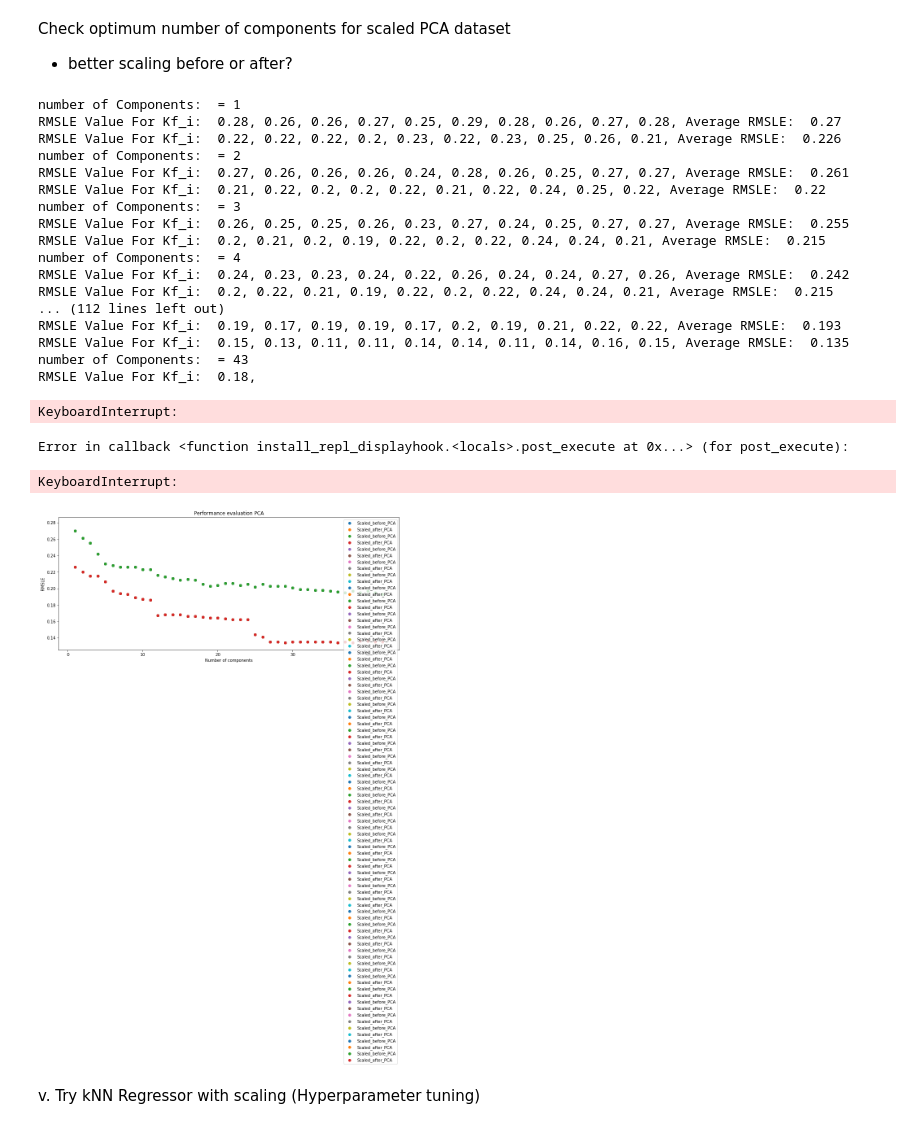
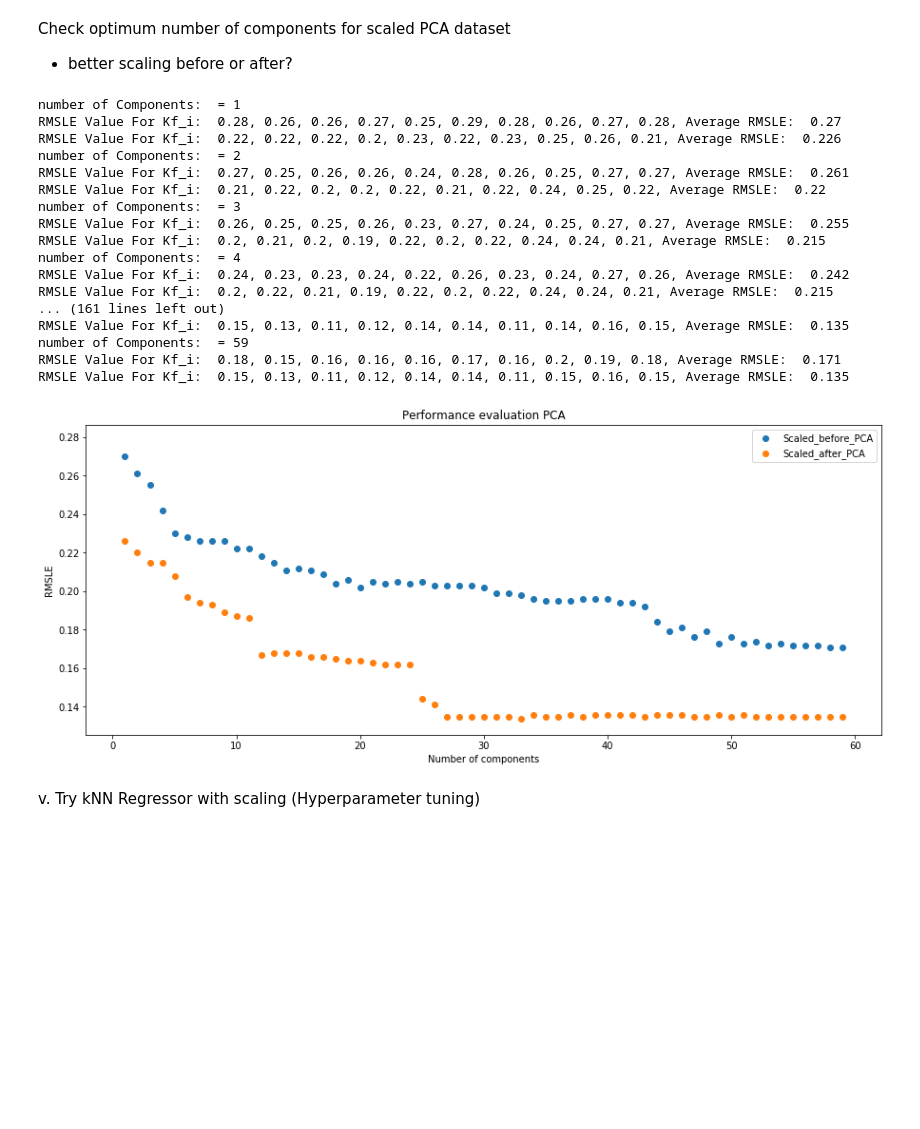
Before and after one commit to j-greggazz/Kaggle, a Jupyter notebook: House_Prices_Regression/notebooks/House_Prices_Regression.ipynb, the cells around one changed output. Drawn from its saved outputs; the diff is of its cells as text; code cells hidden in the pictures; blank space fills up the shorter version.

```diff
--- a/House_Prices_Regression/notebooks/House_Prices_Regression.ipynb
+++ b/House_Prices_Regression/notebooks/House_Prices_Regression.ipynb
@@ -1925,51 +1956,49 @@ Check optimum number of components for scaled PCA dataset
 result = []
 scaled_result = []
 f, axs = plt.subplots(1, 1, figsize=(15,6))
+max_params = {}
 for nComponents in range(1, 60):
     print("{} = {}".format('number of Components: ', nComponents))
     # Scale before
     df_PCA_bin_scaled = scaleData(train_bin)
     df_PCA_bin_scaled_before = convertToPCA(df_PCA_bin_scaled, nComponents)
 
     # Scale after
     df_PCA_bin = convertToPCA(train_bin, nComponents)
     df_PCA_bin_scaled_after = scaleData(df_PCA_bin)
 
     # Presaved LGBMRegressor max_params:
     max_params['params'] = {'gamma': 0.36605181750145344, 'learning_rate': 0.12769640492099332, 'max_depth': 1, 'n_estimators': 1000}
     lgbmMod = LGBMRegressor(**max_params['params'])
     newVal = testModel(df = df_PCA_bin_scaled_before, n_splits = 10, model = lgbmMod, returnVal = True)
     result.append(newVal)
     lgbmMod = LGBMRegressor(**max_params['params'])
     newVal = testModel(df = df_PCA_bin_scaled_after, n_splits = 10, model = lgbmMod, returnVal = True)
     scaled_result.append(newVal)
 
-    axs.scatter(range(1, len(result)+1), result, label = 'Scaled_before_PCA')
-    axs.scatter(range(1, len(scaled_result)+1), scaled_result, label = 'Scaled_after_PCA')
-    plt.legend()
-    _ = axs.set(xlabel="Number of components", ylabel='RMSLE', title='Performance evaluation PCA')
+axs.scatter(range(1, len(result)+1), result, label = 'Scaled_before_PCA')
+axs.scatter(range(1, len(scaled_result)+1), scaled_result, label = 'Scaled_after_PCA')
+plt.legend()
+_ = axs.set(xlabel="Number of components", ylabel='RMSLE', title='Performance evaluation PCA')
 # %% [output]
 number of Components:  = 1
 RMSLE Value For Kf_i:  0.28, 0.26, 0.26, 0.27, 0.25, 0.29, 0.28, 0.26, 0.27, 0.28, Average RMSLE:  0.27
 RMSLE Value For Kf_i:  0.22, 0.22, 0.22, 0.2, 0.23, 0.22, 0.23, 0.25, 0.26, 0.21, Average RMSLE:  0.226
 number of Components:  = 2
-RMSLE Value For Kf_i:  0.27, 0.26, 0.26, 0.26, 0.24, 0.28, 0.26, 0.25, 0.27, 0.27, Average RMSLE:  0.261
+RMSLE Value For Kf_i:  0.27, 0.25, 0.26, 0.26, 0.24, 0.28, 0.26, 0.25, 0.27, 0.27, Average RMSLE:  0.261
 RMSLE Value For Kf_i:  0.21, 0.22, 0.2, 0.2, 0.22, 0.21, 0.22, 0.24, 0.25, 0.22, Average RMSLE:  0.22
 number of Components:  = 3
 RMSLE Value For Kf_i:  0.26, 0.25, 0.25, 0.26, 0.23, 0.27, 0.24, 0.25, 0.27, 0.27, Average RMSLE:  0.255
 RMSLE Value For Kf_i:  0.2, 0.21, 0.2, 0.19, 0.22, 0.2, 0.22, 0.24, 0.24, 0.21, Average RMSLE:  0.215
 number of Components:  = 4
-RMSLE Value For Kf_i:  0.24, 0.23, 0.23, 0.24, 0.22, 0.26, 0.24, 0.24, 0.27, 0.26, Average RMSLE:  0.242
+RMSLE Value For Kf_i:  0.24, 0.23, 0.23, 0.24, 0.22, 0.26, 0.23, 0.24, 0.27, 0.26, Average RMSLE:  0.242
 RMSLE Value For Kf_i:  0.2, 0.22, 0.21, 0.19, 0.22, 0.2, 0.22, 0.24, 0.24, 0.21, Average RMSLE:  0.215
-... (112 lines left out)
-RMSLE Value For Kf_i:  0.19, 0.17, 0.19, 0.19, 0.17, 0.2, 0.19, 0.21, 0.22, 0.22, Average RMSLE:  0.193
-RMSLE Value For Kf_i:  0.15, 0.13, 0.11, 0.11, 0.14, 0.14, 0.11, 0.14, 0.16, 0.15, Average RMSLE:  0.135
-number of Components:  = 43
-RMSLE Value For Kf_i:  0.18,
+... (161 lines left out)
+RMSLE Value For Kf_i:  0.15, 0.13, 0.11, 0.12, 0.14, 0.14, 0.11, 0.14, 0.16, 0.15, Average RMSLE:  0.135
+number of Components:  = 59
+RMSLE Value For Kf_i:  0.18, 0.15, 0.16, 0.16, 0.16, 0.17, 0.16, 0.2, 0.19, 0.18, Average RMSLE:  0.171
+RMSLE Value For Kf_i:  0.15, 0.13, 0.11, 0.12, 0.14, 0.14, 0.11, 0.15, 0.16, 0.15, Average RMSLE:  0.135
-KeyboardInterrupt:
-Error in callback <function install_repl_displayhook.<locals>.post_execute at 0x...> (for post_execute):
-KeyboardInterrupt:
-[figure, old version]
+[figure, new version]
 # %% [markdown]
 v. Try kNN Regressor with scaling (Hyperparameter tuning)
 # %%
```
Also changed, not shown: parts of 80 cells of this notebook, 2 other files.
